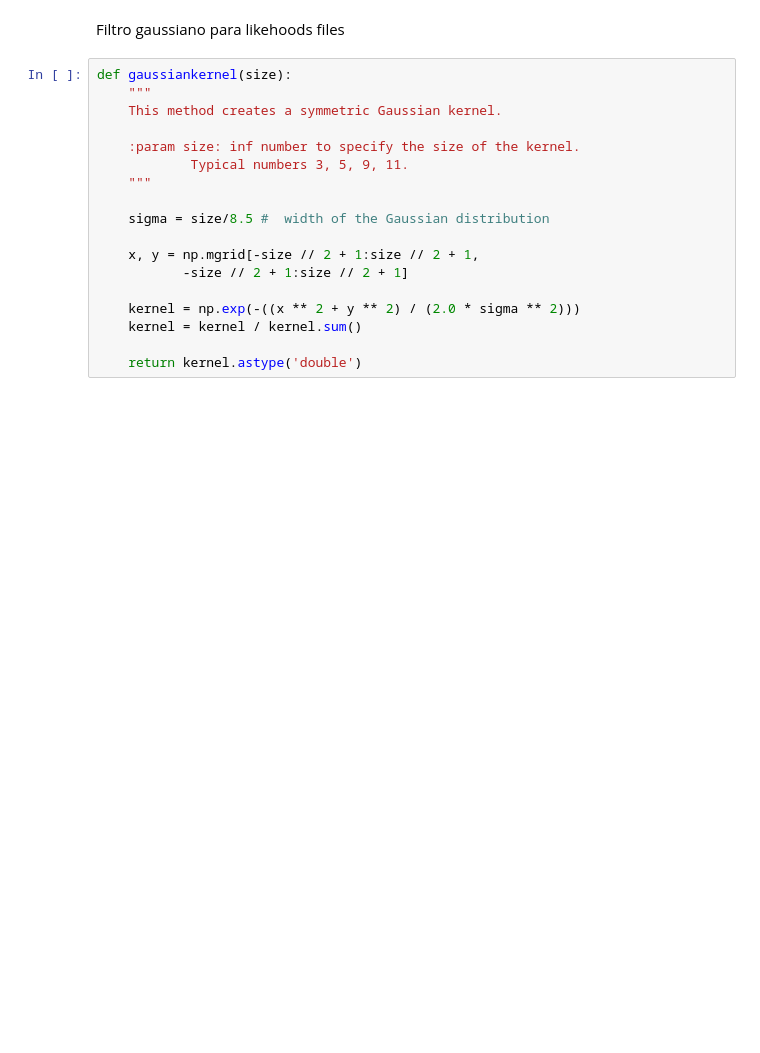
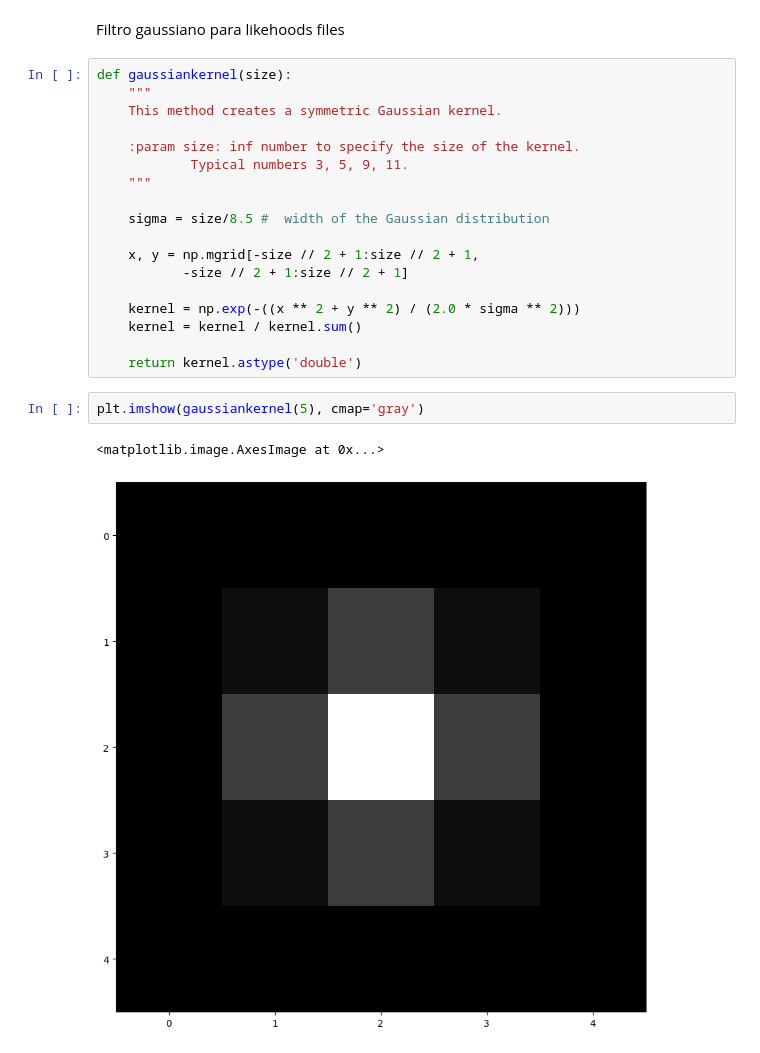
Before and after one commit to rir001/robmov_labs, a Jupyter notebook: test.ipynb, the cells around one changed output. Drawn from its saved outputs; the diff is of its cells as text; blank space fills up the shorter version.

```diff
--- a/test.ipynb
+++ b/test.ipynb
@@ -295,6 +295,11 @@ def gaussiankernel(size):
     kernel = kernel / kernel.sum()
 
     return kernel.astype('double')
+# %%
+plt.imshow(gaussiankernel(5), cmap='gray')
+# %% [output]
+<matplotlib.image.AxesImage at 0x...>
+[figure, added]
 # %%
 k = 100
 ker = gaussiankernel(k) # se genera el kernel de degradación
```
Also changed, not shown: parts of 10 cells of this notebook.
